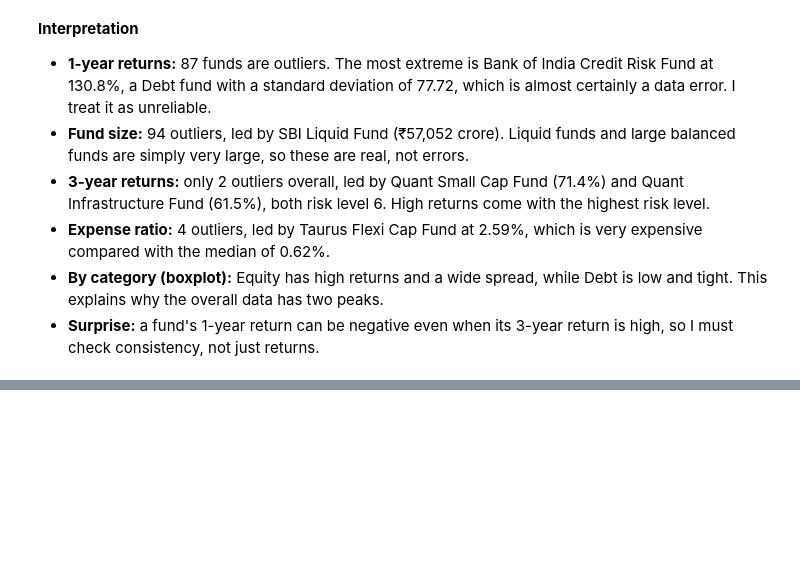
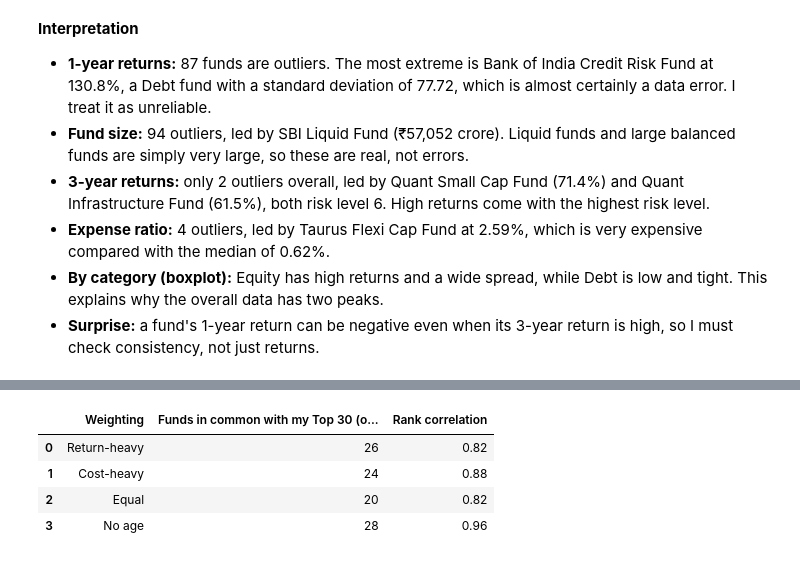
Before and after one commit to stutigoyal8999/Coorix_Internship_Business-Analytics, a Jupyter notebook: Mutual Fund Analysis/notebook/Mutual Fund Analysis.ipynb, the cells around one changed output, grey strips where cells are left out. Cells and saved outputs as stored; diff of their text form; code cells hidden in the pictures; blank space fills up the shorter version.

```diff
--- a/Mutual Fund Analysis/notebook/Mutual Fund Analysis.ipynb
+++ b/Mutual Fund Analysis/notebook/Mutual Fund Analysis.ipynb
@@ -450,0 +520,25 @@ Now the two fields are directly comparable. Equity funds average 0.39 on returns
+# %%
+def make_score(w):
+    return sum(w[k] * df_rank[k + "_score"] for k in w)
+
+scenarios = {
+    "Return-heavy": {"return": 0.70, "cost": 0.15, "consistency": 0.10, "age": 0.05},
+    "Cost-heavy":   {"return": 0.40, "cost": 0.35, "consistency": 0.15, "age": 0.10},
+    "Equal":        {"return": 0.25, "cost": 0.25, "consistency": 0.25, "age": 0.25},
+    "No age":       {"return": 0.55, "cost": 0.225, "consistency": 0.225, "age": 0.0},
+}
+base_top30 = set(df_rank.head(30).index)
+
+rows = []
+for name, w in scenarios.items():
+    s = make_score(w)
+    rows.append([name,
+                 len(base_top30 & set(s.nlargest(30).index)),
+                 round(df_rank["score"].corr(s, method="spearman"), 2)])
+pd.DataFrame(rows, columns=["Weighting", "Funds in common with my Top 30 (out of 30)", "Rank correlation"])
+# %% [output]
+|  | Weighting | Funds in common with my Top 30 (o... | Rank correlation |
+| 0 | Return-heavy | 26 | 0.82 |
+| 1 | Cost-heavy | 24 | 0.88 |
+| 2 | Equal | 20 | 0.82 |
+| 3 | No age | 28 | 0.96 |
```
Also changed, not shown: parts of 26 cells of this notebook.
